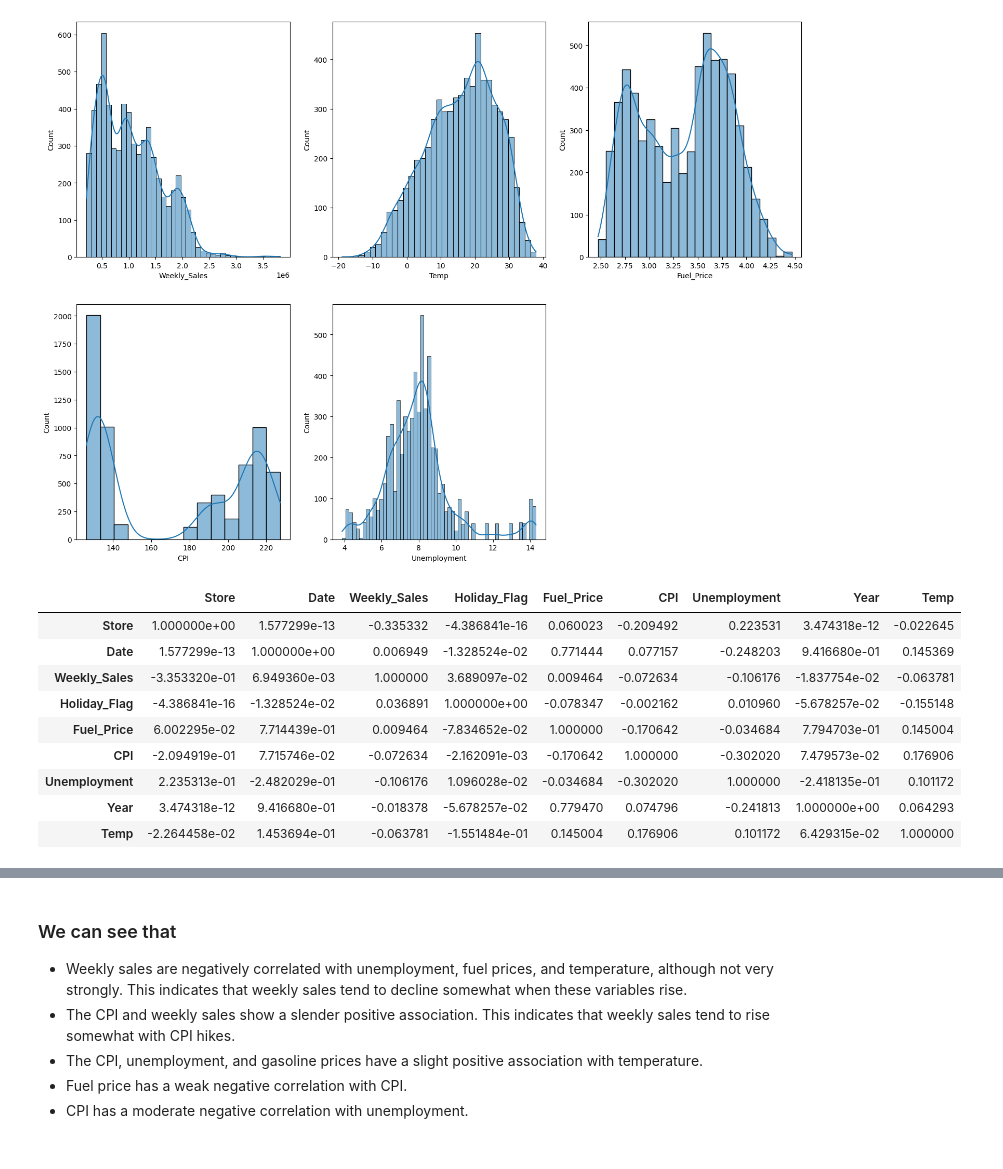
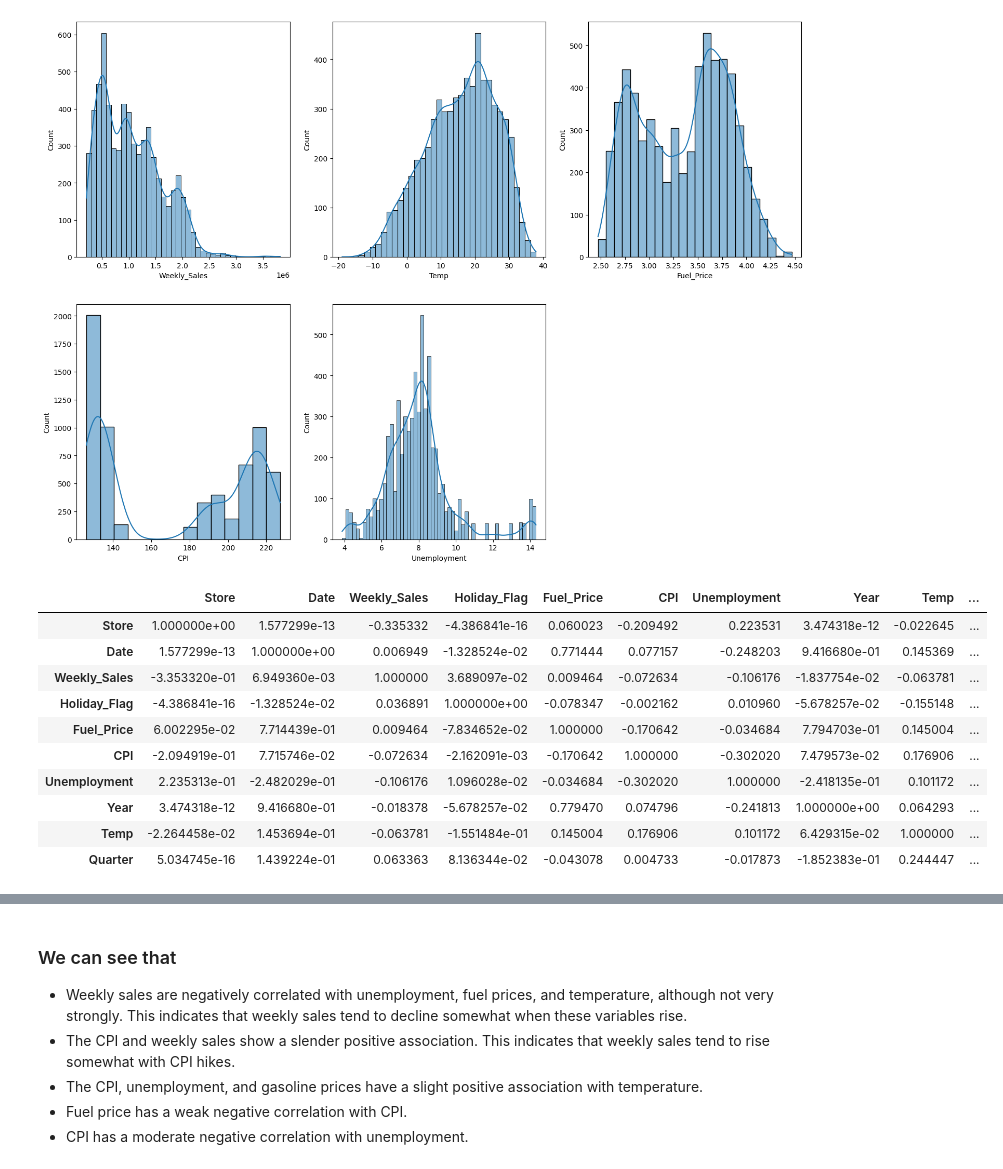
Before and after one commit to Prasun157/Data-Analysis-project, a Jupyter notebook: Project_walmart_sales.ipynb, the cells around one changed output, grey strips where cells are left out. Cells and saved outputs as stored; diff of their text form; code cells hidden in the pictures.

```diff
--- a/Project_walmart_sales.ipynb
+++ b/Project_walmart_sales.ipynb
@@ -94,6 +103,7 @@ df['Date'] = pd.to_datetime(df['Date'], format='%d-%m-%Y')
 # %%
 df['Year']=df['Date'].dt.year
 df['Month']= df['Date'].dt.month
+df['Quarter'] = df['Date'].dt.quarter
 # %%
 df.head()
 # %% [output]
@@ -238,20 +245,22 @@ plt.show()
 # ax3.hist(df['CPI'],50)
 # plt.show()
 # %%
+#getting Correlation Table
 df_corr =df[['Store', 'Date', 'Weekly_Sales', 'Holiday_Flag', 'Fuel_Price', 'CPI',
-       'Unemployment', 'Year', 'Temp']].corr()
+       'Unemployment', 'Year', 'Temp','Quarter']].corr()
 df_corr
 # %% [output]
-|  | Store | Date | Weekly_Sales | Holiday_Flag | Fuel_Price | CPI | Unemployment | Year | Temp |
-| Store | 1.000000e+00 | 1.577299e-13 | -0.335332 | -4.386841e-16 | 0.060023 | -0.209492 | 0.223531 | 3.474318e-12 | -0.022645 |
-| Date | 1.577299e-13 | 1.000000e+00 | 0.006949 | -1.328524e-02 | 0.771444 | 0.077157 | -0.248203 | 9.416680e-01 | 0.145369 |
-| Weekly_Sales | -3.353320e-01 | 6.949360e-03 | 1.000000 | 3.689097e-02 | 0.009464 | -0.072634 | -0.106176 | -1.837754e-02 | -0.063781 |
-| Holiday_Flag | -4.386841e-16 | -1.328524e-02 | 0.036891 | 1.000000e+00 | -0.078347 | -0.002162 | 0.010960 | -5.678257e-02 | -0.155148 |
-| Fuel_Price | 6.002295e-02 | 7.714439e-01 | 0.009464 | -7.834652e-02 | 1.000000 | -0.170642 | -0.034684 | 7.794703e-01 | 0.145004 |
-| CPI | -2.094919e-01 | 7.715746e-02 | -0.072634 | -2.162091e-03 | -0.170642 | 1.000000 | -0.302020 | 7.479573e-02 | 0.176906 |
-| Unemployment | 2.235313e-01 | -2.482029e-01 | -0.106176 | 1.096028e-02 | -0.034684 | -0.302020 | 1.000000 | -2.418135e-01 | 0.101172 |
-| Year | 3.474318e-12 | 9.416680e-01 | -0.018378 | -5.678257e-02 | 0.779470 | 0.074796 | -0.241813 | 1.000000e+00 | 0.064293 |
-| Temp | -2.264458e-02 | 1.453694e-01 | -0.063781 | -1.551484e-01 | 0.145004 | 0.176906 | 0.101172 | 6.429315e-02 | 1.000000 |
+|  | Store | Date | Weekly_Sales | Holiday_Flag | Fuel_Price | CPI | Unemployment | Year | Temp | ... |
+| Store | 1.000000e+00 | 1.577299e-13 | -0.335332 | -4.386841e-16 | 0.060023 | -0.209492 | 0.223531 | 3.474318e-12 | -0.022645 | ... |
+| Date | 1.577299e-13 | 1.000000e+00 | 0.006949 | -1.328524e-02 | 0.771444 | 0.077157 | -0.248203 | 9.416680e-01 | 0.145369 | ... |
+| Weekly_Sales | -3.353320e-01 | 6.949360e-03 | 1.000000 | 3.689097e-02 | 0.009464 | -0.072634 | -0.106176 | -1.837754e-02 | -0.063781 | ... |
+| Holiday_Flag | -4.386841e-16 | -1.328524e-02 | 0.036891 | 1.000000e+00 | -0.078347 | -0.002162 | 0.010960 | -5.678257e-02 | -0.155148 | ... |
+| Fuel_Price | 6.002295e-02 | 7.714439e-01 | 0.009464 | -7.834652e-02 | 1.000000 | -0.170642 | -0.034684 | 7.794703e-01 | 0.145004 | ... |
+| CPI | -2.094919e-01 | 7.715746e-02 | -0.072634 | -2.162091e-03 | -0.170642 | 1.000000 | -0.302020 | 7.479573e-02 | 0.176906 | ... |
+| Unemployment | 2.235313e-01 | -2.482029e-01 | -0.106176 | 1.096028e-02 | -0.034684 | -0.302020 | 1.000000 | -2.418135e-01 | 0.101172 | ... |
+| Year | 3.474318e-12 | 9.416680e-01 | -0.018378 | -5.678257e-02 | 0.779470 | 0.074796 | -0.241813 | 1.000000e+00 | 0.064293 | ... |
+| Temp | -2.264458e-02 | 1.453694e-01 | -0.063781 | -1.551484e-01 | 0.145004 | 0.176906 | 0.101172 | 6.429315e-02 | 1.000000 | ... |
+| Quarter | 5.034745e-16 | 1.439224e-01 | 0.063363 | 8.136344e-02 | -0.043078 | 0.004733 | -0.017873 | -1.852383e-01 | 0.244447 | ... |
 # %%
 sns.heatmap(df_corr, annot=True, fmt=".2f")
 # %% [output]
```
Also changed, not shown: parts of 32 cells of this notebook.
